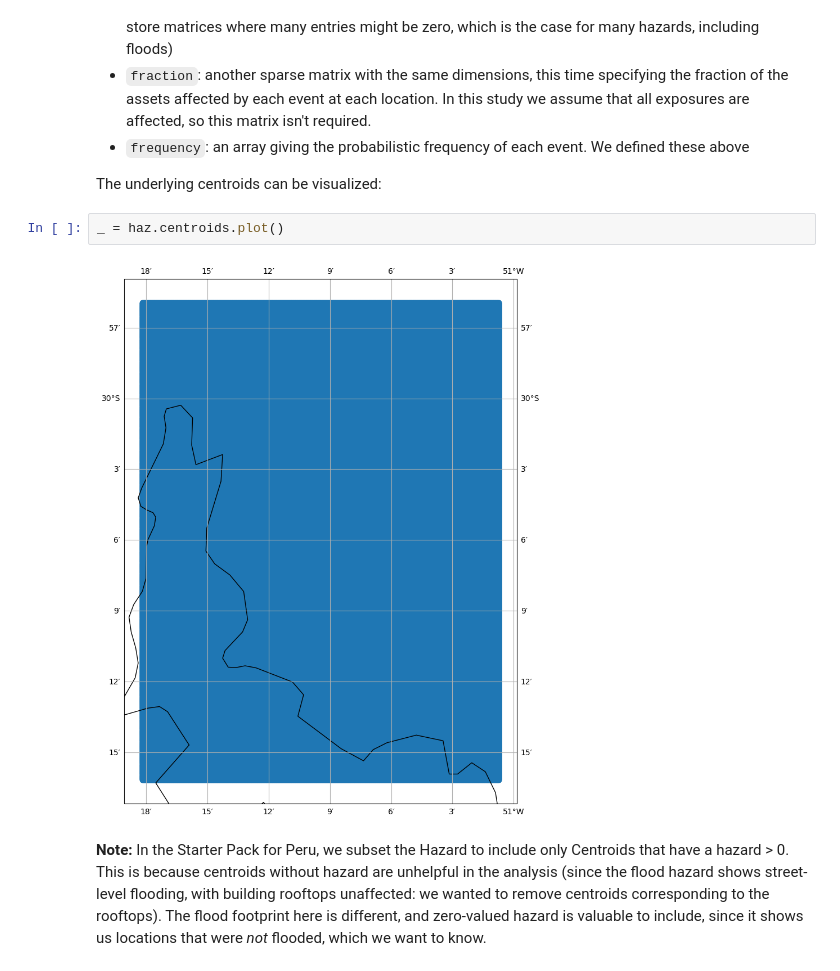
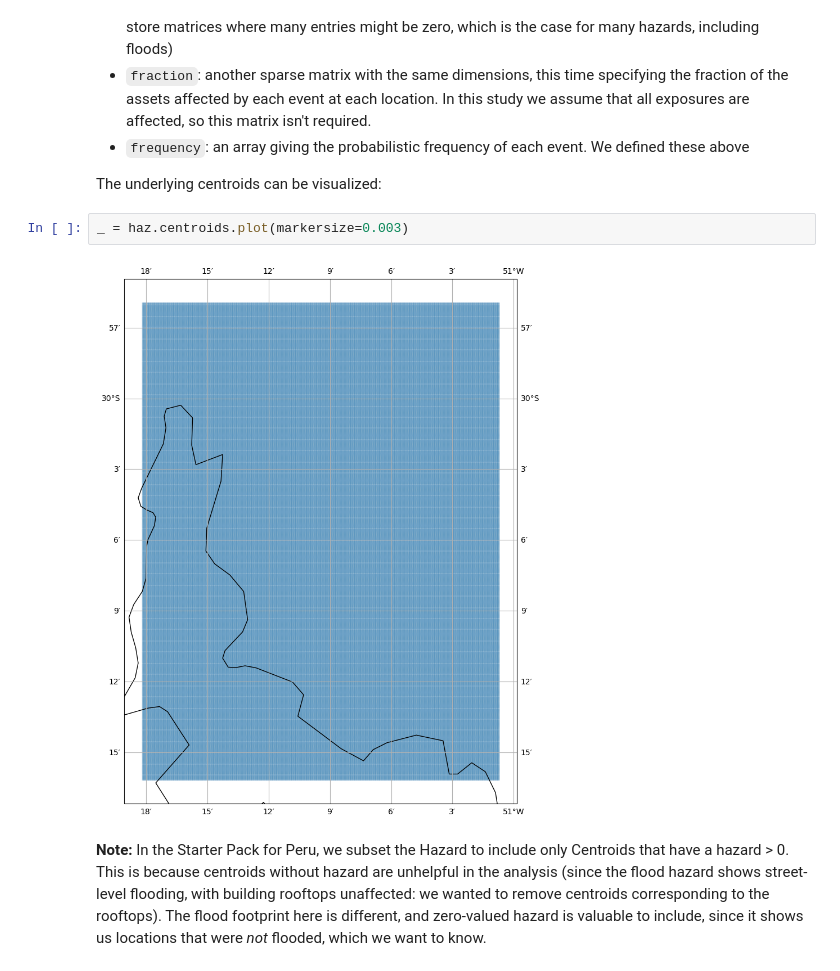
Before and after one commit to AnalyticsTeamUNUEHS/CLIMADA_starter_packs, a Jupyter notebook: starter_pack_brazil/notebooks/03_hazard.ipynb, the cells around one changed output. Drawn from its saved outputs; the diff is of its cells as text.

Commit message:
Compatibility v6.0: remove mask_distance from Hazard plots. Typos.
We can manage without this.

Also improve Centroids plotting with smaller markers

```diff
--- a/starter_pack_brazil/notebooks/03_hazard.ipynb
+++ b/starter_pack_brazil/notebooks/03_hazard.ipynb
@@ -109,8 +109,8 @@ The Hazard is defined through a few key properties:
 
 The underlying centroids can be visualized:
 # %%
-_ = haz.centroids.plot()
+_ = haz.centroids.plot(markersize=0.003)
 # %% [output]
-[figure, old version]
+[figure, new version]
 # %% [markdown]
 **Note:** In the Starter Pack for Peru, we subset the Hazard to include only Centroids that have a hazard > 0. This is because centroids without hazard are unhelpful in the analysis (since the flood hazard shows street-level flooding, with building rooftops unaffected: we wanted to remove centroids corresponding to the rooftops). The flood footprint here is different, and zero-valued hazard is valuable to include, since it shows us locations that were _not_ flooded, which we want to know.
```
Also changed, not shown: parts of 2 cells of this notebook, 4 other files.
